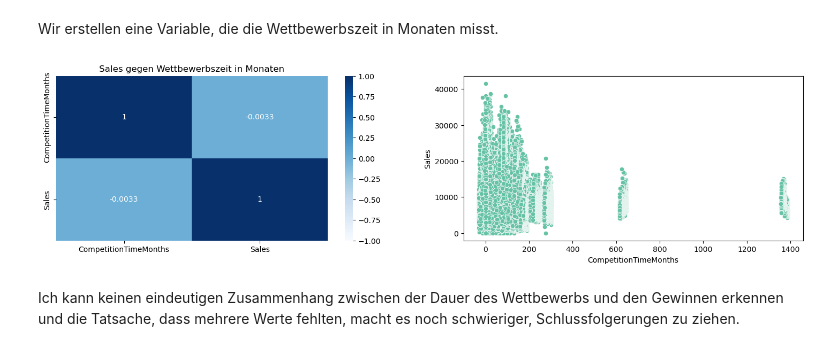
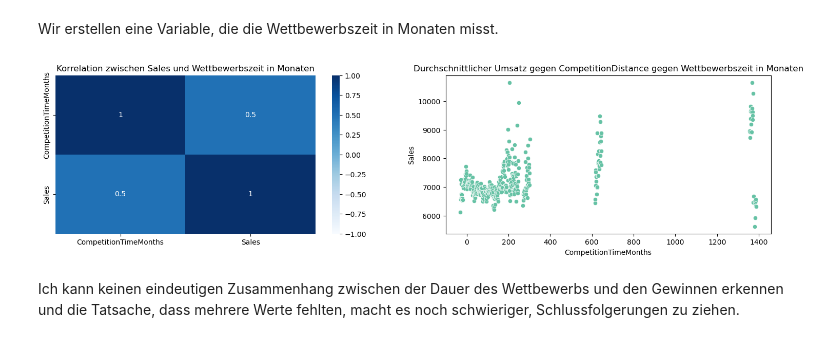
Before and after one commit to xaviermondragon/rossmann, a Jupyter notebook: notebooks/sales_stores_eda.ipynb, the cells around one changed output. Saved outputs shown, nothing was run; the diff lists cells and outputs as text; code cells hidden in the pictures.

```diff
--- a/notebooks/sales_stores_eda.ipynb
+++ b/notebooks/sales_stores_eda.ipynb
@@ -189,17 +186,17 @@ sales_stores_df['CompetitionTimeMonths'] = (sales_stores_df['CompetitionTimeDays
 # %%
 plt.rcParams["figure.figsize"] = (18,4)
 
-comp_time = sales_stores_df[['CompetitionTimeMonths','Sales']]
+comp_time = sales_stores_df[['CompetitionTimeMonths','Sales']].groupby('CompetitionTimeMonths').mean().reset_index()
 
 plt.subplot(1, 2, 1)
 plt.title ("Korrelation zwischen Sales und Wettbewerbszeit in Monaten")
 sns.heatmap(comp_time[['CompetitionTimeMonths','Sales']].corr(method = 'pearson'), annot = True, cmap = 'Blues', vmin = -1, vmax = 1)
 
-plt.title("Sales gegen Wettbewerbszeit in Monaten");
 plt.subplot(1, 2, 2)
+plt.title("Durchschnittlicher Umsatz gegen CompetitionDistance gegen Wettbewerbszeit in Monaten");
 sns.scatterplot(x='CompetitionTimeMonths', y='Sales', data=comp_time);
 # %% [output]
-[figure, old version]
+[figure, new version]
 # %% [markdown]
 Ich kann keinen eindeutigen Zusammenhang zwischen der Dauer des Wettbewerbs und den Gewinnen erkennen und die Tatsache, dass mehrere Werte fehlten, macht es noch schwieriger, Schlussfolgerungen zu ziehen.
 # %% [markdown]
```
Also changed, not shown: parts of 10 cells of this notebook.
